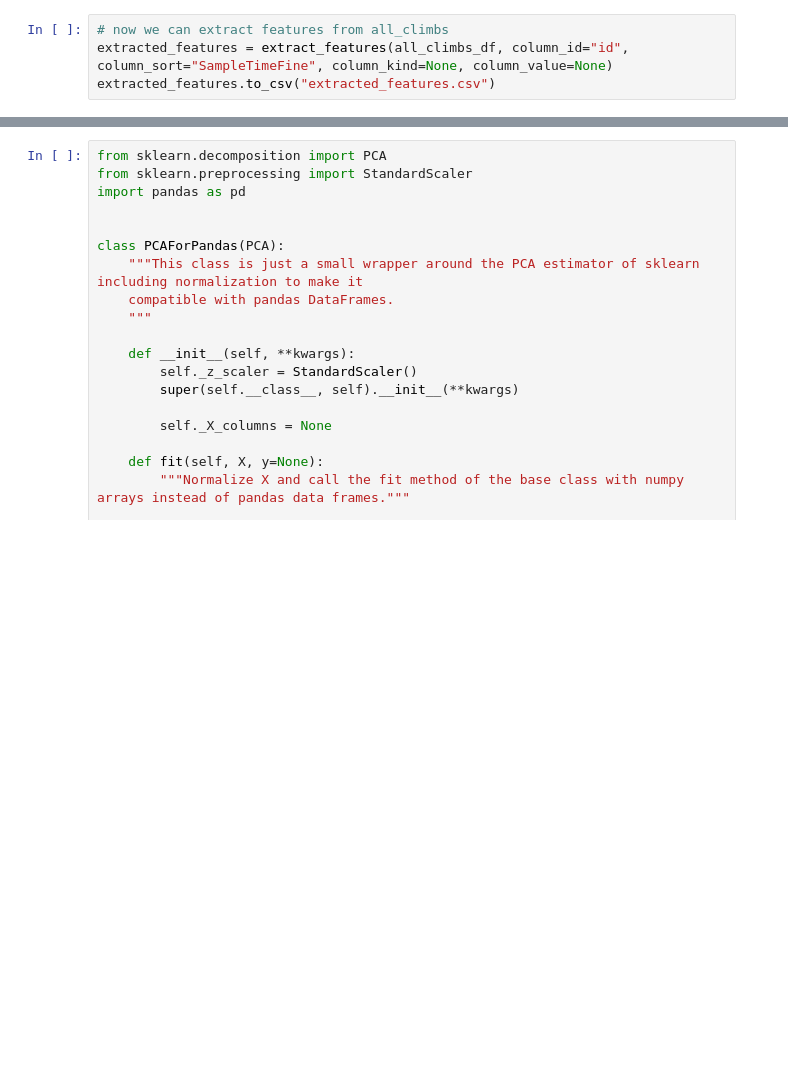
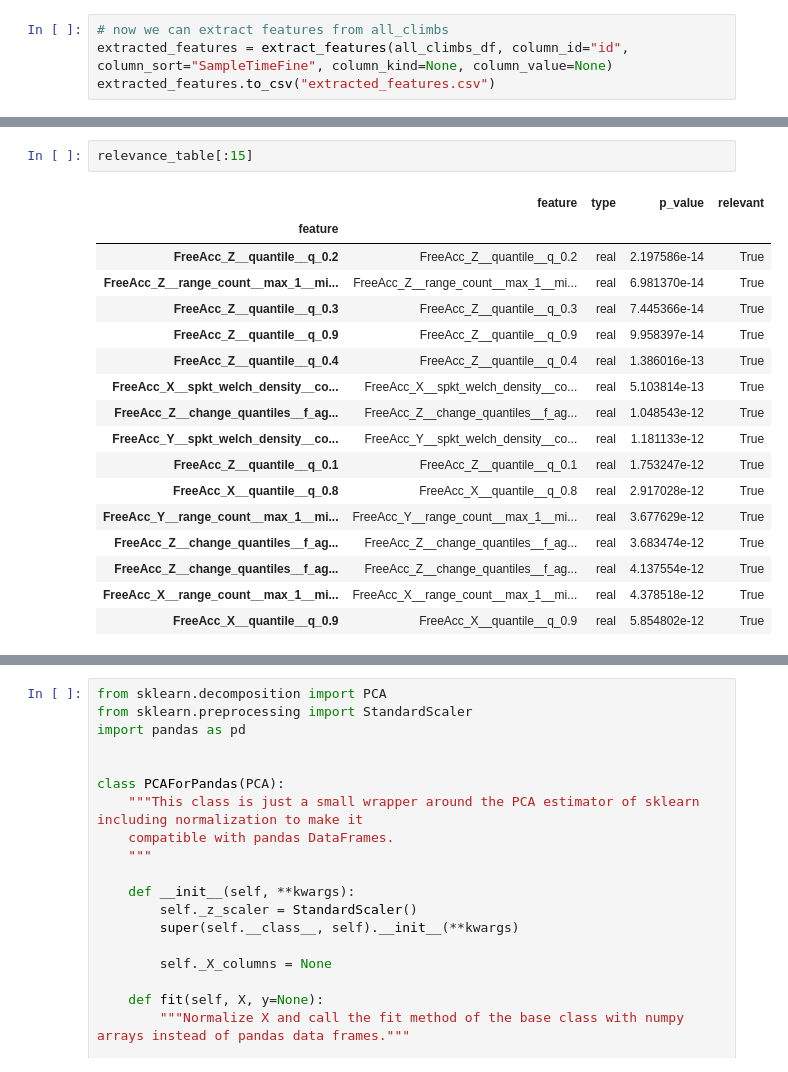
Before and after one commit to malte-j/climbing-grade-classifier, a Jupyter notebook: pca.ipynb, the cells around one changed output, grey strips where cells are left out. Cells and saved outputs as stored; diff of their text form; blank space fills up the shorter version.

```diff
--- a/pca.ipynb
+++ b/pca.ipynb
@@ -59,0 +67,20 @@ extracted_features = pd.read_csv("extracted_features.csv", index_col=0)
+# %%
+relevance_table[:15]
+# %% [output]
+|  | feature | type | p_value | relevant |
+| feature |  |  |  |  |
+| FreeAcc_Z__quantile__q_0.2 | FreeAcc_Z__quantile__q_0.2 | real | 2.197586e-14 | True |
+| FreeAcc_Z__range_count__max_1__mi... | FreeAcc_Z__range_count__max_1__mi... | real | 6.981370e-14 | True |
+| FreeAcc_Z__quantile__q_0.3 | FreeAcc_Z__quantile__q_0.3 | real | 7.445366e-14 | True |
+| FreeAcc_Z__quantile__q_0.9 | FreeAcc_Z__quantile__q_0.9 | real | 9.958397e-14 | True |
+| FreeAcc_Z__quantile__q_0.4 | FreeAcc_Z__quantile__q_0.4 | real | 1.386016e-13 | True |
+| FreeAcc_X__spkt_welch_density__co... | FreeAcc_X__spkt_welch_density__co... | real | 5.103814e-13 | True |
+| FreeAcc_Z__change_quantiles__f_ag... | FreeAcc_Z__change_quantiles__f_ag... | real | 1.048543e-12 | True |
+| FreeAcc_Y__spkt_welch_density__co... | FreeAcc_Y__spkt_welch_density__co... | real | 1.181133e-12 | True |
+| FreeAcc_Z__quantile__q_0.1 | FreeAcc_Z__quantile__q_0.1 | real | 1.753247e-12 | True |
+| FreeAcc_X__quantile__q_0.8 | FreeAcc_X__quantile__q_0.8 | real | 2.917028e-12 | True |
+| FreeAcc_Y__range_count__max_1__mi... | FreeAcc_Y__range_count__max_1__mi... | real | 3.677629e-12 | True |
+| FreeAcc_Z__change_quantiles__f_ag... | FreeAcc_Z__change_quantiles__f_ag... | real | 3.683474e-12 | True |
+| FreeAcc_Z__change_quantiles__f_ag... | FreeAcc_Z__change_quantiles__f_ag... | real | 4.137554e-12 | True |
+| FreeAcc_X__range_count__max_1__mi... | FreeAcc_X__range_count__max_1__mi... | real | 4.378518e-12 | True |
+| FreeAcc_X__quantile__q_0.9 | FreeAcc_X__quantile__q_0.9 | real | 5.854802e-12 | True |
```
Also changed, not shown: parts of 15 cells of this notebook, 7 other files.
